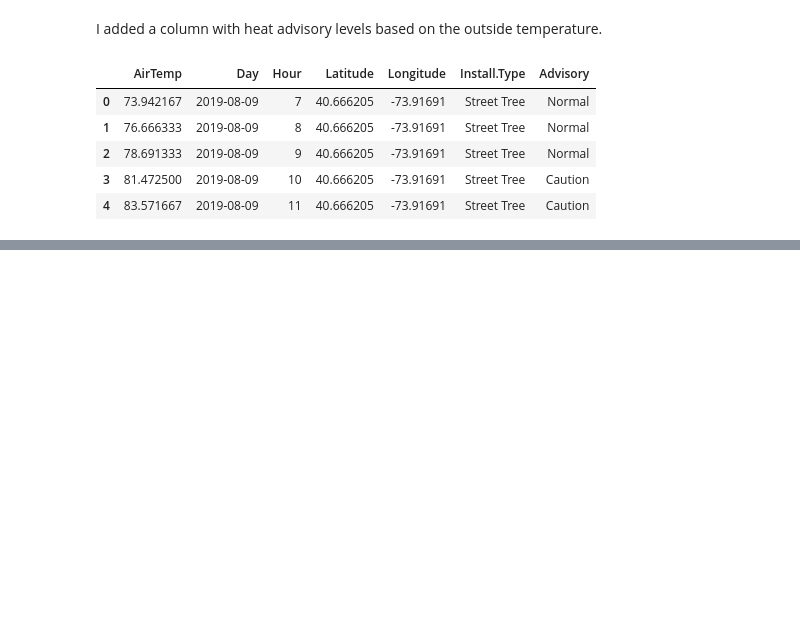
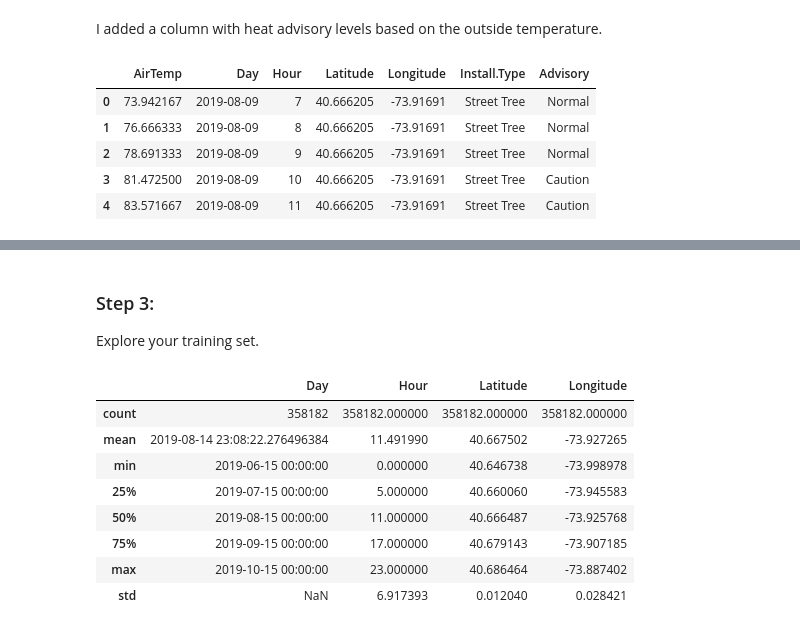
Before and after one commit to alliarnold/data71200su24, a Jupyter notebook: projectfiles/Project1.ipynb, the cells around one changed output, grey strips where cells are left out. Drawn from its saved outputs; the diff is of its cells as text; code cells hidden in the pictures; blank space fills up the shorter version.

```diff
--- a/projectfiles/Project1.ipynb
+++ b/projectfiles/Project1.ipynb
@@ -66,3 +72,2 @@ memory usage: 25.5+ MB
 # %%
-from datetime import date
-tempdf['Hour'] = tempdf['Hour'].astype(object)
+# tempdf['Hour'] = tempdf['Hour'].astype(object)
@@ -111,0 +107,3 @@ tempdf.head()
+# %%
+y_target = tempdf['AirTemp']
+print(y_target)
@@ -111,0 +123,3 @@ tempdf.head()
+# %%
+x_data = tempdf.drop(['AirTemp'], axis=1)
+print(x_data)
@@ -111,0 +141,18 @@ tempdf.head()
+# %%
+X_train, X_test, y_train, y_test = train_test_split(x_data, y_target, random_state=0, stratify=None)
+# %% [markdown]
+### Step 3:
+
+Explore your training set.
+# %%
+X_train.describe()
+# %% [output]
+|  | Day | Hour | Latitude | Longitude |
+| count | 358182 | 358182.000000 | 358182.000000 | 358182.000000 |
+| mean | 2019-08-14 23:08:22.276496384 | 11.491990 | 40.667502 | -73.927265 |
+| min | 2019-06-15 00:00:00 | 0.000000 | 40.646738 | -73.998978 |
+| 25% | 2019-07-15 00:00:00 | 5.000000 | 40.660060 | -73.945583 |
+| 50% | 2019-08-15 00:00:00 | 11.000000 | 40.666487 | -73.925768 |
+| 75% | 2019-09-15 00:00:00 | 17.000000 | 40.679143 | -73.907185 |
+| max | 2019-10-15 00:00:00 | 23.000000 | 40.686464 | -73.887402 |
+| std | NaN | 6.917393 | 0.012040 | 0.028421 |
```
Also changed, not shown: parts of 18 cells of this notebook.
